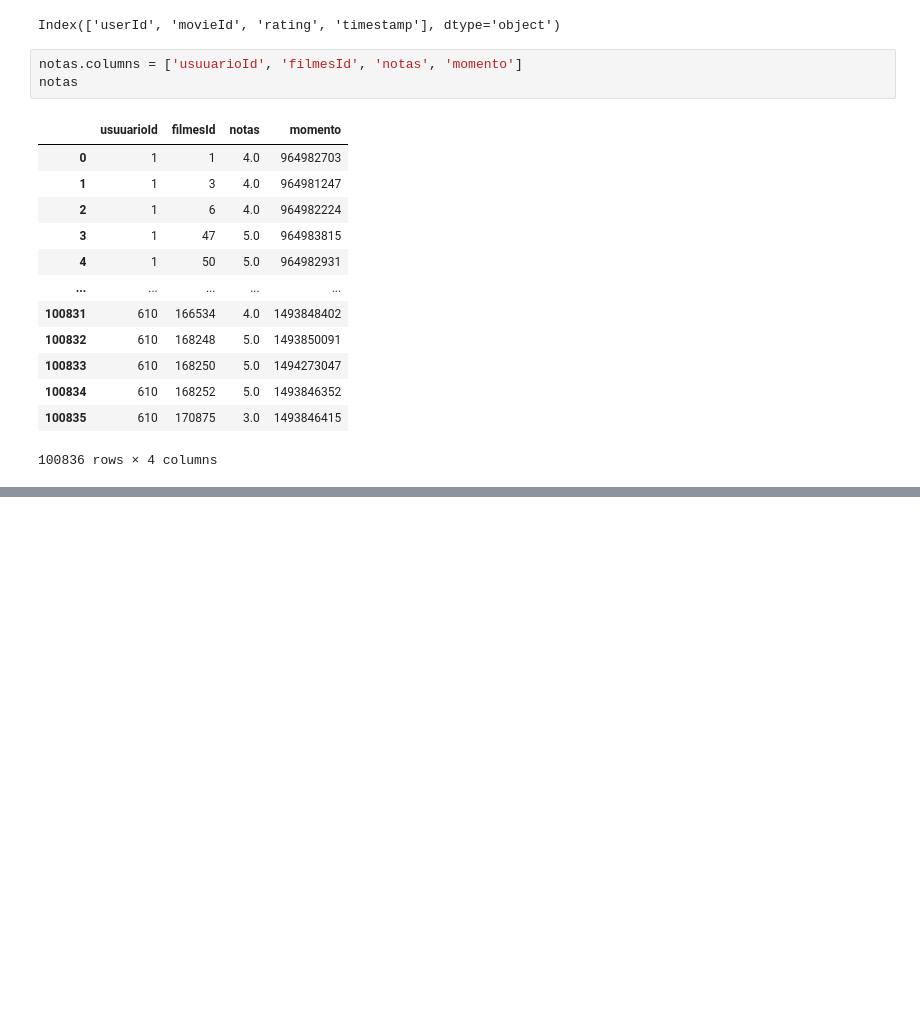
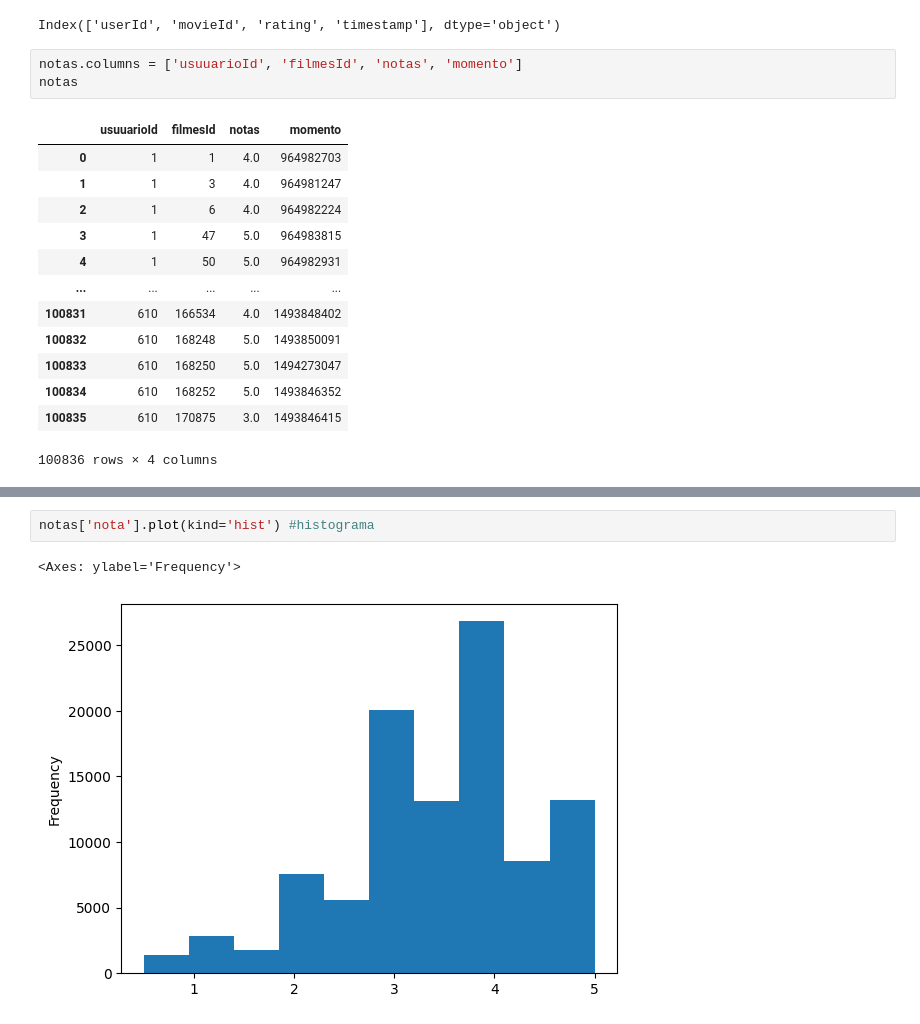
Before and after one commit to annaklaracss/data_science-, a Jupyter notebook: introdu_o_a_data_science.ipynb, the cells around one changed output, grey strips where cells are left out. Saved outputs shown, nothing was run; the diff lists cells and outputs as text; blank space fills up the shorter version.

```diff
--- a/introdu_o_a_data_science.ipynb
+++ b/introdu_o_a_data_science.ipynb
@@ -97,2 +97,7 @@ notas ['notas'].mean() #media de notas
 # %% [output]
 np.float64(3.501556983616962)
+# %%
+notas['nota'].plot(kind='hist') #histograma
+# %% [output]
+<Axes: ylabel='Frequency'>
+[figure, added]
```
Also changed, not shown: parts of 13 cells of this notebook.
